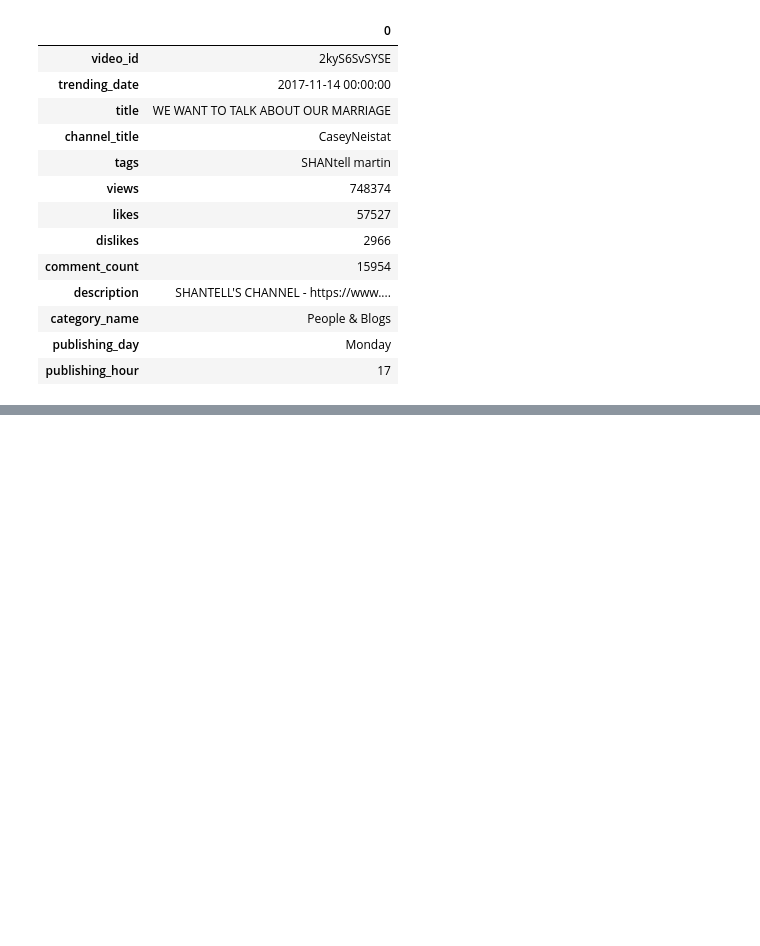
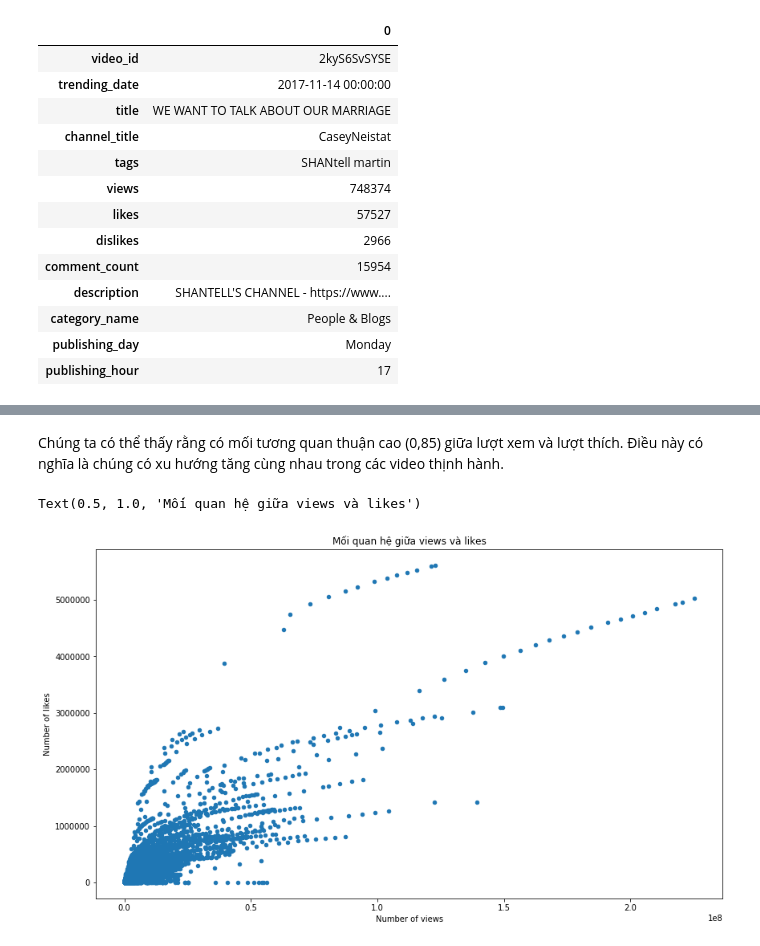
Before and after one commit to NguyenBinhHCMUS/LT4DS_FinalProject, a Jupyter notebook: 1712296-NguyenVanTamBinh.ipynb, the cells around one changed output, grey strips where cells are left out. Cells and saved outputs as stored; diff of their text form; code cells hidden in the pictures; blank space fills up the shorter version.

```diff
--- a/1712296-NguyenVanTamBinh.ipynb
+++ b/1712296-NguyenVanTamBinh.ipynb
@@ -223,0 +278,10 @@ data_df.head(1).transpose()
+# %% [markdown]
+Chúng ta có thể thấy rằng có mối tương quan thuận cao (0,85) giữa lượt xem và lượt thích. Điều này có nghĩa là chúng có xu hướng tăng cùng nhau trong các video thịnh hành.
+# %%
+ax = data_df.plot(kind='scatter', x='views', y='likes', figsize=(14,8))
+plt.xlabel('Number of views')
+plt.ylabel('Number of likes')
+plt.title('Mối quan hệ giữa views và likes')
+# %% [output]
+Text(0.5, 1.0, 'Mối quan hệ giữa views và likes')
+[figure, added]
```
Also changed, not shown: parts of 21 cells of this notebook.
